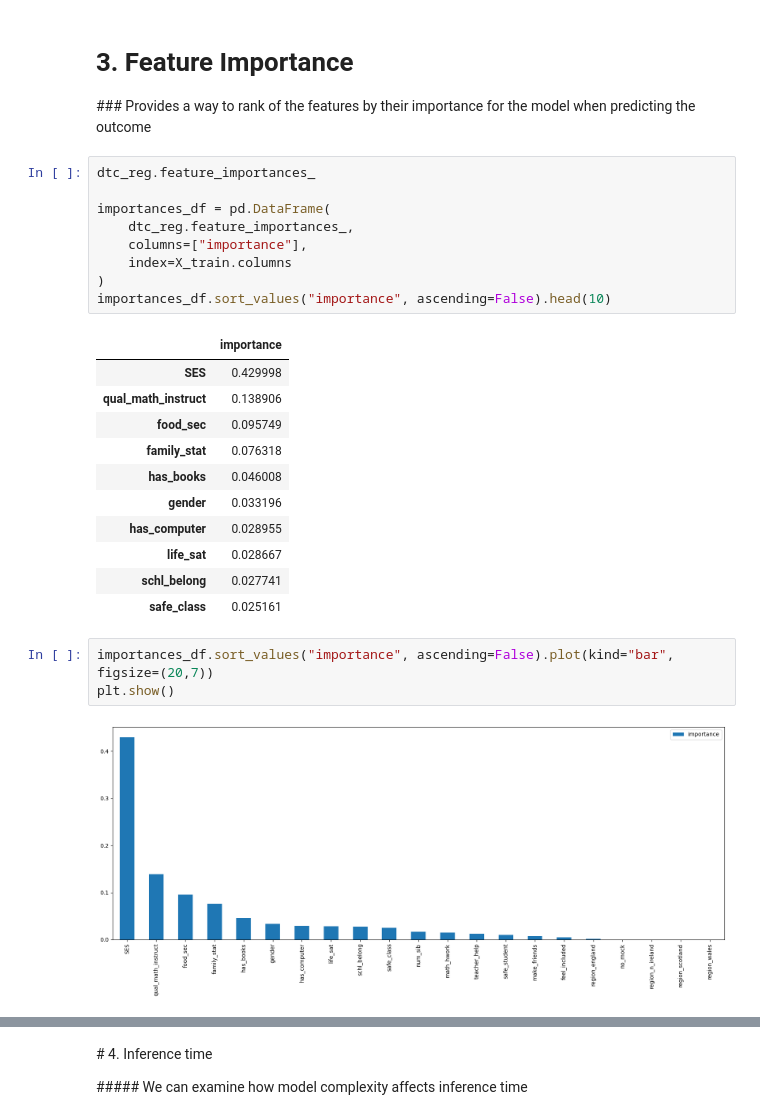
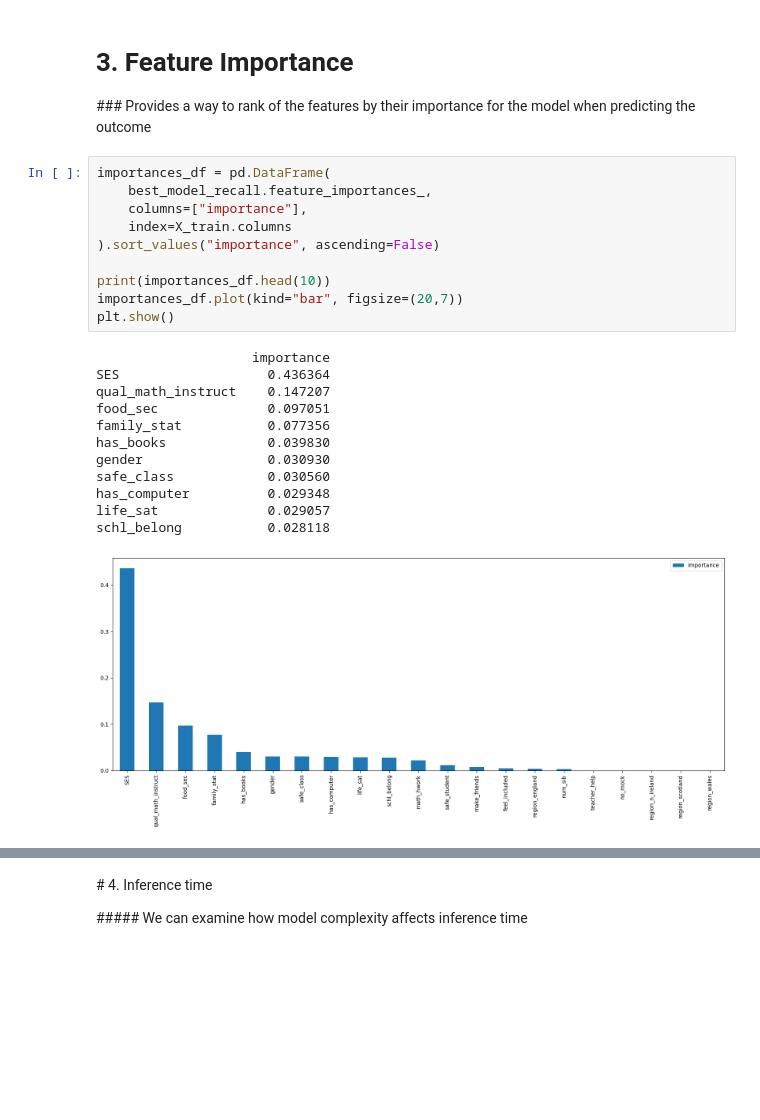
Before and after one commit to Yorkel/predicting-low-math-pisa-uk, a Jupyter notebook: notebooks/03_decision_trees.ipynb, the cells around one changed output, grey strips where cells are left out. Cells and saved outputs as stored; diff of their text form; blank space fills up the shorter version.

```diff
--- a/notebooks/03_decision_trees.ipynb
+++ b/notebooks/03_decision_trees.ipynb
@@ -175,29 +348,26 @@ The regularised tree is **better aligned with educational priorities**, where it
 # 3. Feature Importance
 ### Provides a way to rank of the features by their importance for the model when predicting the outcome
 # %%
-dtc_reg.feature_importances_
-
 importances_df = pd.DataFrame(
-    dtc_reg.feature_importances_,
+    best_model_recall.feature_importances_,
     columns=["importance"],
     index=X_train.columns
-)
-importances_df.sort_values("importance", ascending=False).head(10)
+).sort_values("importance", ascending=False)
+
+print(importances_df.head(10))
+importances_df.plot(kind="bar", figsize=(20,7))
+plt.show()
 # %% [output]
-|  | importance |
-| SES | 0.429998 |
-| qual_math_instruct | 0.138906 |
-| food_sec | 0.095749 |
-| family_stat | 0.076318 |
-| has_books | 0.046008 |
-| gender | 0.033196 |
-| has_computer | 0.028955 |
-| life_sat | 0.028667 |
-| schl_belong | 0.027741 |
-| safe_class | 0.025161 |
+                    importance
+SES                   0.436364
+qual_math_instruct    0.147207
+food_sec              0.097051
+family_stat           0.077356
+has_books             0.039830
+gender                0.030930
+safe_class            0.030560
+has_computer          0.029348
+life_sat              0.029057
+schl_belong           0.028118
+[figure, added]
-# %%
-importances_df.sort_values("importance", ascending=False).plot(kind="bar", figsize=(20,7))
-plt.show()
-# %% [output]
-[figure, removed]
 # %% [markdown]
```
Also changed, not shown: parts of 29 cells of this notebook, 1 other file.
